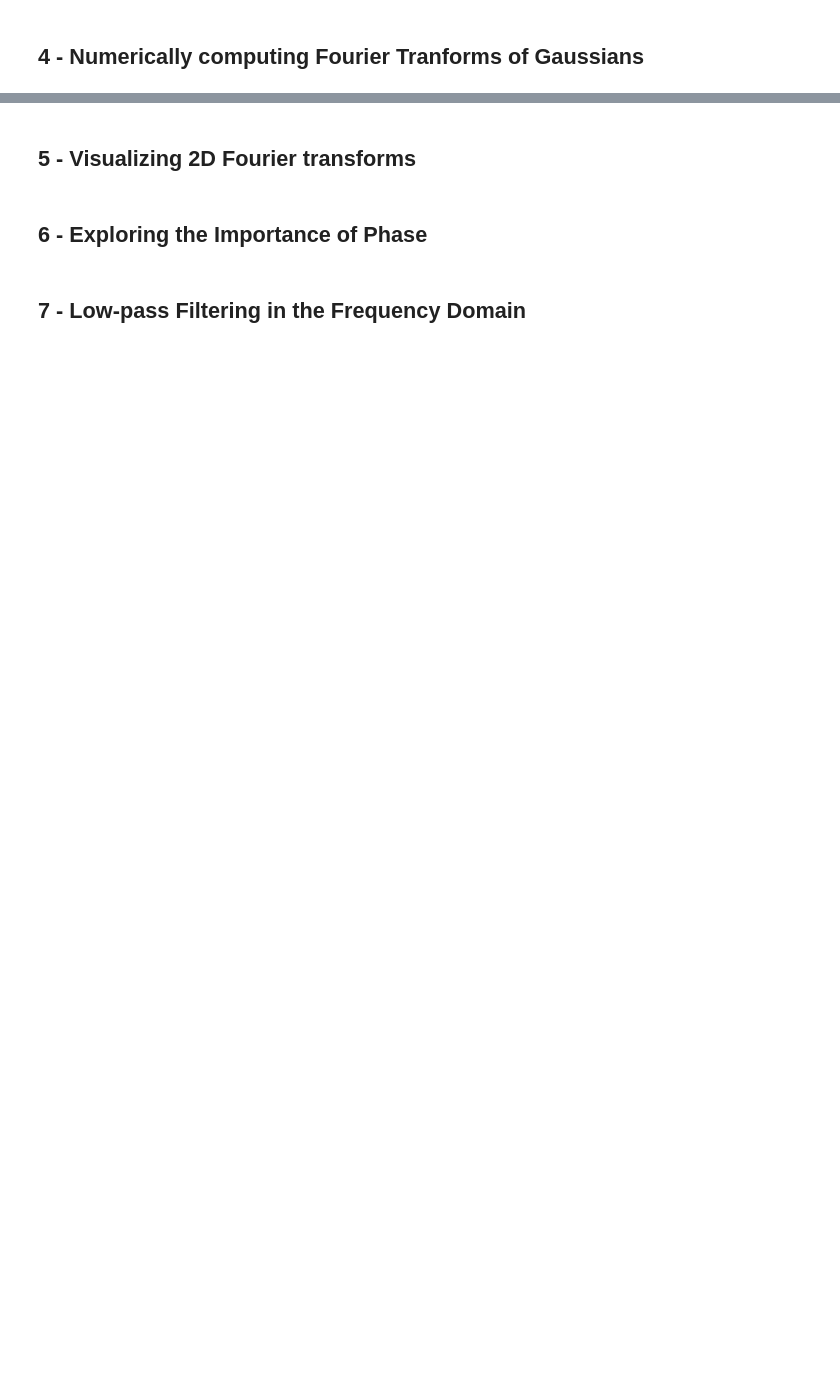
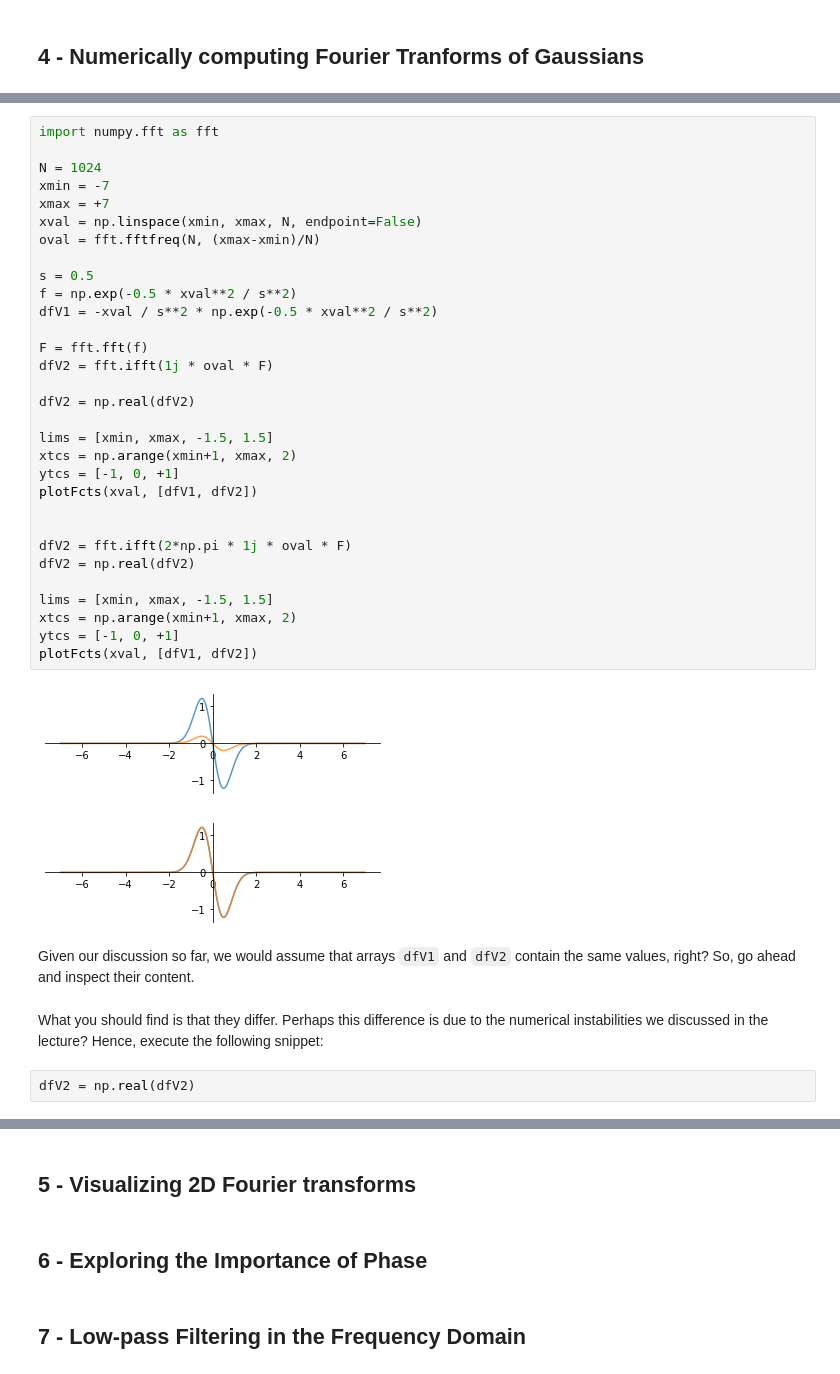
Before and after one commit to FabriceBeaumont/MA-INF_2314_IPSA, a Jupyter notebook: Code/Exercise3/SolutionsOfSheet3.ipynb, the cells around one changed output, grey strips where cells are left out. Drawn from its saved outputs; the diff is of its cells as text; blank space fills up the shorter version.

```diff
--- a/Code/Exercise3/SolutionsOfSheet3.ipynb
+++ b/Code/Exercise3/SolutionsOfSheet3.ipynb
@@ -200,0 +313,40 @@ Observe that Gaussian functions are square integrable and therefore have Fourier
+# %%
+import numpy.fft as fft
+
+N = 1024
+xmin = -7
+xmax = +7
+xval = np.linspace(xmin, xmax, N, endpoint=False)
+oval = fft.fftfreq(N, (xmax-xmin)/N)
+
+s = 0.5
+f = np.exp(-0.5 * xval**2 / s**2)
+dfV1 = -xval / s**2 * np.exp(-0.5 * xval**2 / s**2)
+
+F = fft.fft(f)
+dfV2 = fft.ifft(1j * oval * F)
+
+dfV2 = np.real(dfV2)
+
+lims = [xmin, xmax, -1.5, 1.5]
+xtcs = np.arange(xmin+1, xmax, 2)
+ytcs = [-1, 0, +1]
+plotFcts(xval, [dfV1, dfV2])
+
+
+dfV2 = fft.ifft(2*np.pi * 1j * oval * F)
+dfV2 = np.real(dfV2)
+
+lims = [xmin, xmax, -1.5, 1.5]
+xtcs = np.arange(xmin+1, xmax, 2)
+ytcs = [-1, 0, +1]
+plotFcts(xval, [dfV1, dfV2])
+# %% [output]
+[figure, added]
+[figure, added]
+# %% [markdown]
+Given our discussion so far, we would assume that arrays `dfV1` and `dfV2` contain the same values, right? So, go ahead and inspect their content.
+# %% [markdown]
+What you should find is that they differ. Perhaps this difference is due to the numerical instabilities we discussed in the lecture? Hence, execute the following snippet:
+# %%
+dfV2 = np.real(dfV2)
```
Also changed, not shown: parts of 48 cells of this notebook.
